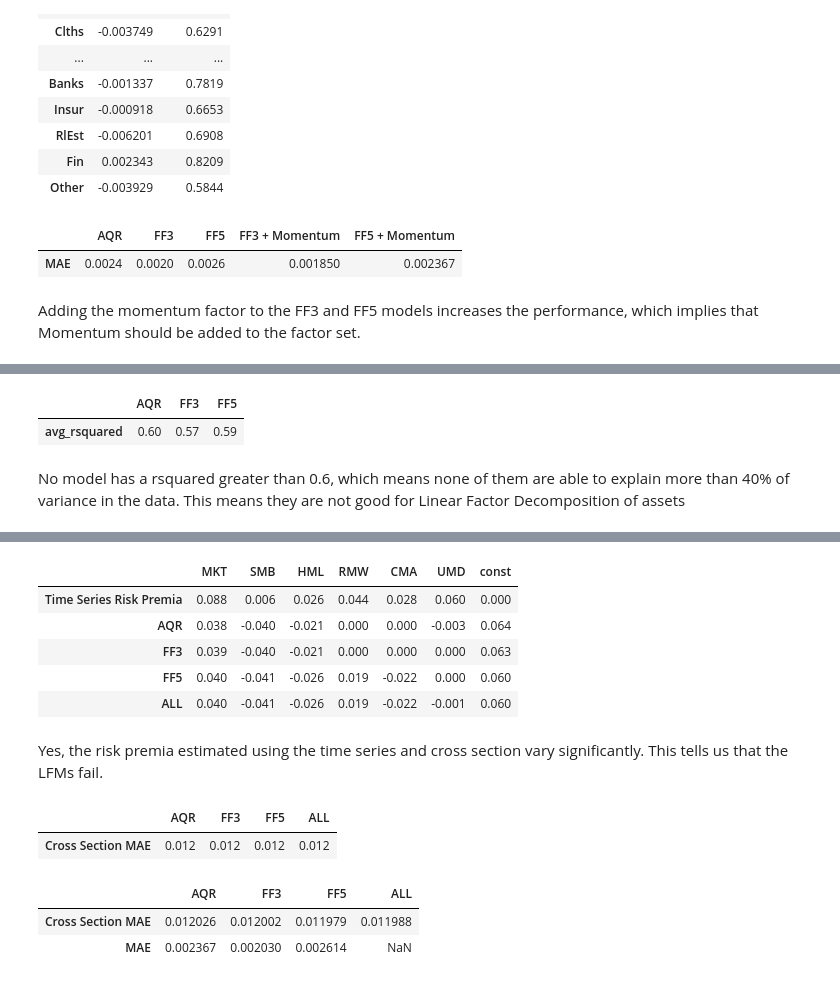
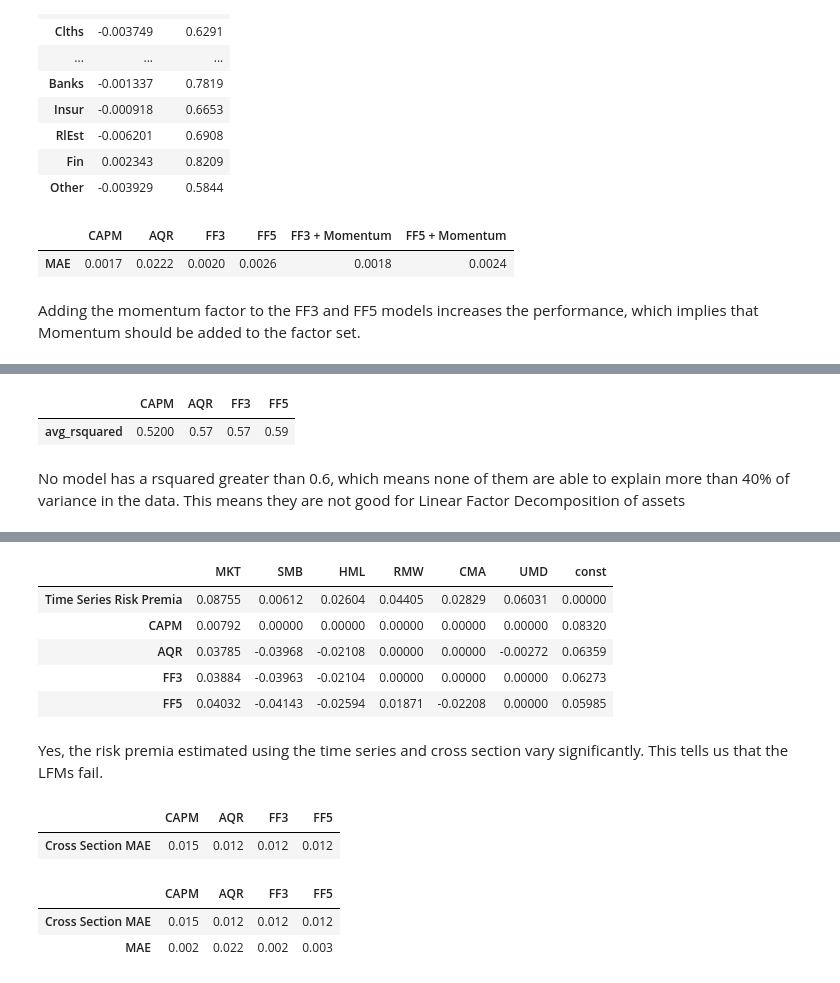
Before and after one commit to mihikasingh806/HW_grpB25_Porftolio, a Jupyter notebook: hw5/Smart Beta Tanwir.ipynb, the cells around one changed output, grey strips where cells are left out. Cells and saved outputs as stored; diff of their text form; code cells hidden in the pictures.

Commit message:
addition of CAPM model to initial analysis, some formatting changes

```diff
--- a/hw5/Smart Beta Tanwir.ipynb
+++ b/hw5/Smart Beta Tanwir.ipynb
@@ -38,7 +38,7 @@ import matplotlib.pyplot as plt
 import seaborn as sns
 from fontTools.misc.plistlib import end_date
 
-FILE_PATH = "FINM Portfolio/factor_pricing_data_monthly.xlsx"
+FILE_PATH = "factor_pricing_data_monthly.xlsx"
 
 data = pd.read_excel(FILE_PATH, sheet_name = 'factors (excess returns)', index_col = 'Date')
 
@@ -219,16 +219,13 @@ With the above analysis,
 import statsmodels.api as sm
 
 equity_portfolio_data = pd.read_excel(FILE_PATH, sheet_name = 'portfolios (excess returns)', index_col = 'Date')
-
-# y = equity_portfolio_data['Agric']
-# X = sm.add_constant(data)
-#
-# model = sm.OLS(y, X).fit()
-
+AQR_factors = ['MKT', 'SMB', 'HML', 'UMD']
 
 def calculateRegressionStatistics(X, y):
+    assert len(X) == len(y)
+    X = sm.add_constant(X)
     model = sm.OLS(y, X).fit()
-    alpha = model.params.iloc[0]
+    alpha = model.params['const']
     r_squared_ = model.rsquared
     params = model.params
     return {'alpha': alpha, 'r-squared': r_squared_, 'params': params}
@@ -239,10 +236,11 @@ sector_data = {sector: {} for sector in sectors}
 
 alphas = []
 r_squared = []
+# X = sm.add_constant(data[AQR_factors]) * FREQ
 for sector in sectors:
     y = equity_portfolio_data[sector] * FREQ
-    X = sm.add_constant(data) * FREQ
-    sector_regression_stats = calculateRegressionStatistics(X, y)
+
+    sector_regression_stats = calculateRegressionStatistics(data[AQR_factors] * FREQ, y)
     sector_data[sector] = sector_regression_stats
     alphas.append(sector_regression_stats['alpha'])
     r_squared.append(sector_regression_stats['r-squared'])
@@ -253,7 +251,7 @@ AQR_visual_df2 = pd.DataFrame({
 }, index = sectors)
 
 display(AQR_visual_df2.style.format({
-    'alpha': '{:.2f}',
+    'alpha': '{:.4f}',
     'r-squared': '{:.3f}'
 }))
 # %% [output]
@@ -400,6 +410,7 @@ FF5_Mom_MAE = sum([abs(val) for val in FF5_Mom_visual_df['alpha']]) / len(FF5_Mo
 
 
 Mom_MAE_df = pd.DataFrame({
+    'CAPM': [CAPM_MAE],
     'AQR': [AQR_MAE],
     'FF3': [FF3_MAE],
     'FF5': [FF5_MAE],
@@ -408,13 +419,16 @@ Mom_MAE_df = pd.DataFrame({
 }, index = ['MAE'])
 
 display(Mom_MAE_df.style.format({
+    'CAPM': '{:.4f}',
     'AQR': '{:.4f}',
     'FF3': '{:.4f}',
-    'FF5': '{:.4f}'
+    'FF5': '{:.4f}',
+    'FF3 + Momentum': '{:.4f}',
+    'FF5 + Momentum': '{:.4f}',
 }))
 # %% [output]
-|  | AQR | FF3 | FF5 | FF3 + Momentum | FF5 + Momentum |
-| MAE | 0.0024 | 0.0020 | 0.0026 | 0.001850 | 0.002367 |
+|  | CAPM | AQR | FF3 | FF5 | FF3 + Momentum | FF5 + Momentum |
+| MAE | 0.0017 | 0.0222 | 0.0020 | 0.0026 | 0.0018 | 0.0024 |
 # %% [markdown]
 Adding the momentum factor to the FF3 and FF5 models increases the performance, which implies that Momentum should be added to the factor set.
 # %% [markdown]
@@ -422,25 +436,28 @@ Adding the momentum factor to the FF3 and FF5 models increases the performance,
 # %%
 AQR_rsquared = AQR_visual_df2['r-squared'].to_list()
 
+CAPM_avg_rsquared = sum(CAPM_rsquared) / len(CAPM_rsquared)
 AQR_avg_rsquared = sum(AQR_rsquared) / len(AQR_rsquared)
 FF3_avg_rsquared = sum(FF3_rsquared) / len(FF3_rsquared)
 FF5_avg_rsquared = sum(FF5_rsquared) / len(FF5_rsquared)
 
 
 avg_rsquared_df = pd.DataFrame({
+    'CAPM': [CAPM_avg_rsquared],
     'AQR': [AQR_avg_rsquared],
     'FF3': [FF3_avg_rsquared],
     'FF5': [FF5_avg_rsquared],
 }, index = ['avg_rsquared'])
 avg_rsquared_df = avg_rsquared_df.round(2)
 display(avg_rsquared_df.style.format({
+    'CAPM': '{:.4f}',
     'AQR': '{:.2f}',
     'FF3': '{:.2f}',
     'FF5': '{:.2f}'
 }))
 # %% [output]
-|  | AQR | FF3 | FF5 |
-| avg_rsquared | 0.60 | 0.57 | 0.59 |
+|  | CAPM | AQR | FF3 | FF5 |
+| avg_rsquared | 0.5200 | 0.57 | 0.57 | 0.59 |
 # %% [markdown]
 No model has a rsquared greater than 0.6, which means none of them are able to explain more than 40% of variance in the data. This means they are not good for Linear Factor Decomposition of assets
 # %% [markdown]
@@ -451,10 +468,13 @@ TS_risk_premia = data.mean()*FREQ
 
 assets_mean_excess_returns = equity_portfolio_data.mean()*FREQ
 
-factor_sets = {'AQR': ['MKT', 'SMB', 'HML', 'UMD'],
-               'FF3': ['MKT', 'SMB', 'HML'],
-               'FF5': ['MKT', 'SMB', 'HML', 'RMW', 'CMA'],
-               'ALL': ['MKT', 'SMB', 'HML', 'RMW', 'CMA', 'UMD']}
+factor_sets = {
+    'CAPM': ['MKT'],
+    'AQR': ['MKT', 'SMB', 'HML', 'UMD'],
+    'FF3': ['MKT', 'SMB', 'HML'],
+    'FF5': ['MKT', 'SMB', 'HML', 'RMW', 'CMA'],
+    # 'ALL': ['MKT', 'SMB', 'HML', 'RMW', 'CMA', 'UMD']
+}
 
 model_params = {FM: [] for FM in factor_sets.keys()}
 sectors = equity_portfolio_data.columns
@@ -477,15 +497,15 @@ for FM, model_params_list in model_params.items():
 # %%
 TS_risk_premia = TS_risk_premia.rename('Time Series Risk Premia')
 risk_premia_comparision_df = pd.DataFrame([TS_risk_premia] + list(CS_factor_risk_premia.values())).fillna(0)
 
-display(risk_premia_comparision_df.round(3))
+display(risk_premia_comparision_df.round(5))
 # %% [output]
 |  | MKT | SMB | HML | RMW | CMA | UMD | const |
-| Time Series Risk Premia | 0.088 | 0.006 | 0.026 | 0.044 | 0.028 | 0.060 | 0.000 |
-| AQR | 0.038 | -0.040 | -0.021 | 0.000 | 0.000 | -0.003 | 0.064 |
-| FF3 | 0.039 | -0.040 | -0.021 | 0.000 | 0.000 | 0.000 | 0.063 |
-| FF5 | 0.040 | -0.041 | -0.026 | 0.019 | -0.022 | 0.000 | 0.060 |
-| ALL | 0.040 | -0.041 | -0.026 | 0.019 | -0.022 | -0.001 | 0.060 |
+| Time Series Risk Premia | 0.08755 | 0.00612 | 0.02604 | 0.04405 | 0.02829 | 0.06031 | 0.00000 |
+| CAPM | 0.00792 | 0.00000 | 0.00000 | 0.00000 | 0.00000 | 0.00000 | 0.08320 |
+| AQR | 0.03785 | -0.03968 | -0.02108 | 0.00000 | 0.00000 | -0.00272 | 0.06359 |
+| FF3 | 0.03884 | -0.03963 | -0.02104 | 0.00000 | 0.00000 | 0.00000 | 0.06273 |
+| FF5 | 0.04032 | -0.04143 | -0.02594 | 0.01871 | -0.02208 | 0.00000 | 0.05985 |
 # %% [markdown]
 Yes, the risk premia estimated using the time series and cross section vary significantly. This tells us that the LFMs fail.
 # %%
@@ -508,6 +528,6 @@ MAE_comparison_df = pd.DataFrame({
 # %%
 display(MAE_comparison_df.round(3))
 # %% [output]
-|  | AQR | FF3 | FF5 | ALL |
-| Cross Section MAE | 0.012 | 0.012 | 0.012 | 0.012 |
+|  | CAPM | AQR | FF3 | FF5 |
+| Cross Section MAE | 0.015 | 0.012 | 0.012 | 0.012 |
 # %%
@@ -515,7 +535,7 @@ MAE_df['ALL'] = None
 MAE_comparison_df2 = pd.concat([MAE_comparison_df, MAE_df], axis = 0)
 # %%
-display(MAE_comparison_df2)
+display(MAE_comparison_df2.round(3))
 # %% [output]
-|  | AQR | FF3 | FF5 | ALL |
-| Cross Section MAE | 0.012026 | 0.012002 | 0.011979 | 0.011988 |
-| MAE | 0.002367 | 0.002030 | 0.002614 | NaN |
+|  | CAPM | AQR | FF3 | FF5 |
+| Cross Section MAE | 0.015 | 0.012 | 0.012 | 0.012 |
+| MAE | 0.002 | 0.022 | 0.002 | 0.003 |
```
Also changed, not shown: parts of 5 cells of this notebook.
